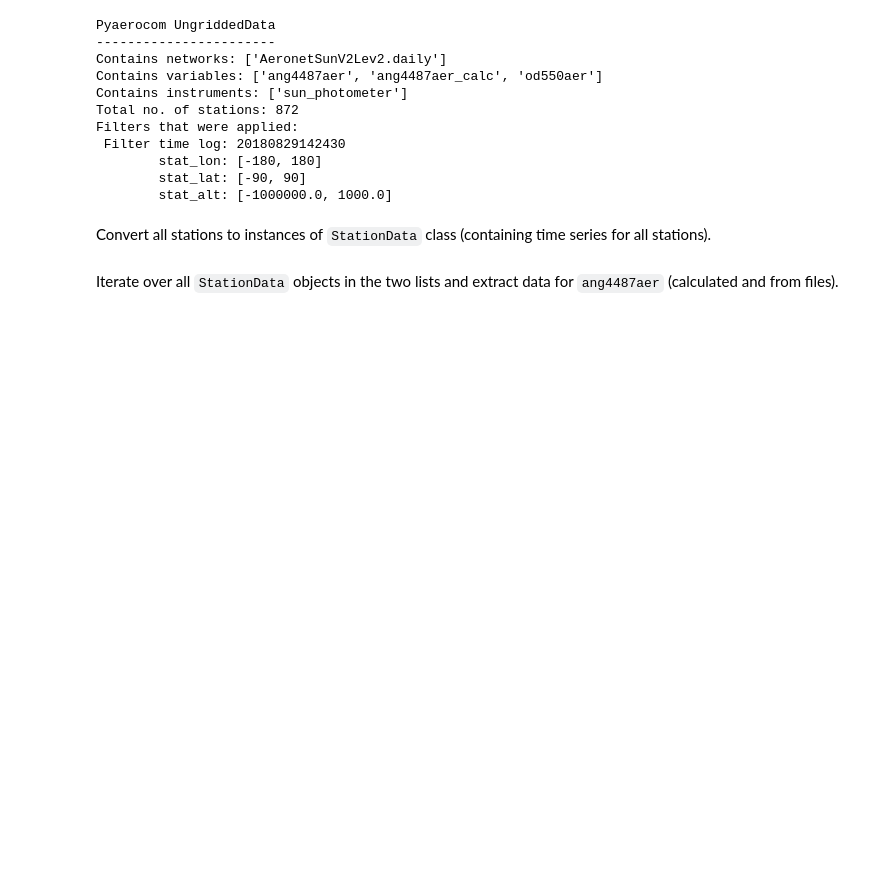
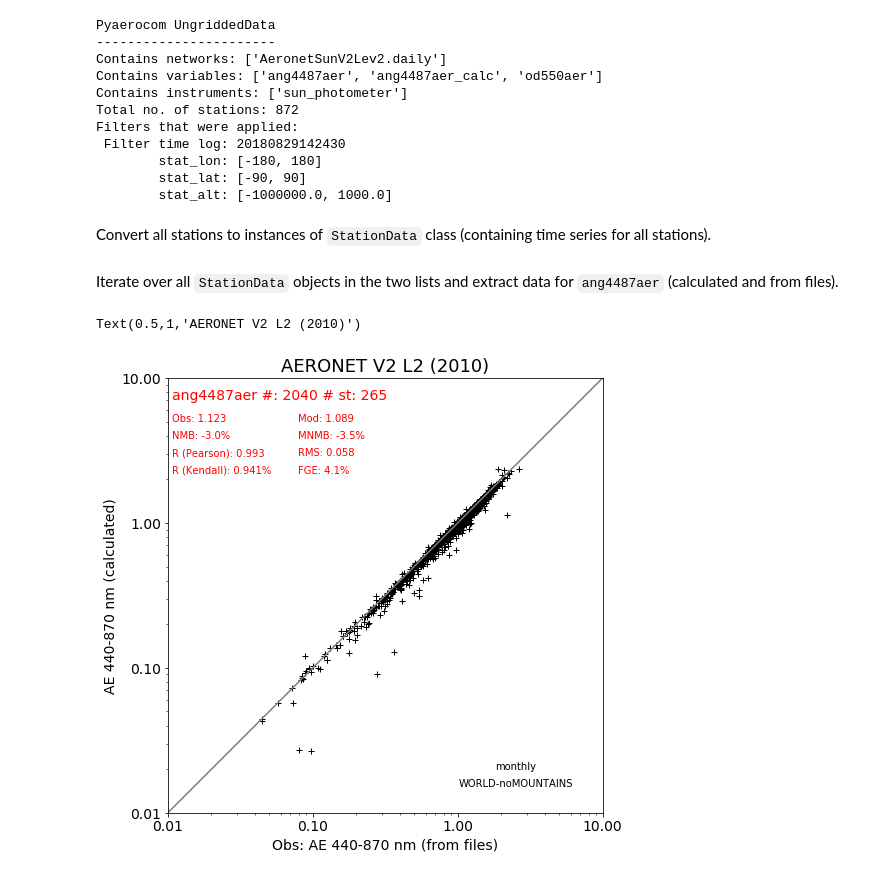
Before and after one commit to jgliss/aerocom_obs_props, a Jupyter notebook: test_scripts/aeronetV2_compare_angstrom.ipynb, the cells around one changed output. Saved outputs shown, nothing was run; the diff lists cells and outputs as text; code cells hidden in the pictures; blank space fills up the shorter version.

```diff
--- a/test_scripts/aeronetV2_compare_angstrom.ipynb
+++ b/test_scripts/aeronetV2_compare_angstrom.ipynb
@@ -75,13 +75,16 @@ for stat in stat_data_l2:
 # %%
 ax = pya.plot.plotscatter_new.plot_scatter(model_vals=ang4487aer_calc_l2,
                                            obs_vals=ang4487aer_file_l2,
                                            model_id='AE 440-870 nm (calculated)',
                                            obs_id='AE 440-870 nm (from files)',
                                            var_name='ang4487aer',
                                            start=start_str,
                                            stop=stop_str,
                                            ts_type=TS_TYPE,
                                            stations_ok=stat_ok_l2,
                                            filter_name=FILTER_NAME,
-                                           lowlim_stats = 4)
+                                           lowlim_stats = 0)
 ax.set_title('AERONET V2 L2 (2010)')
+# %% [output]
+Text(0.5,1,'AERONET V2 L2 (2010)')
+[figure, added]
```
Also changed, not shown: 1 other file.
